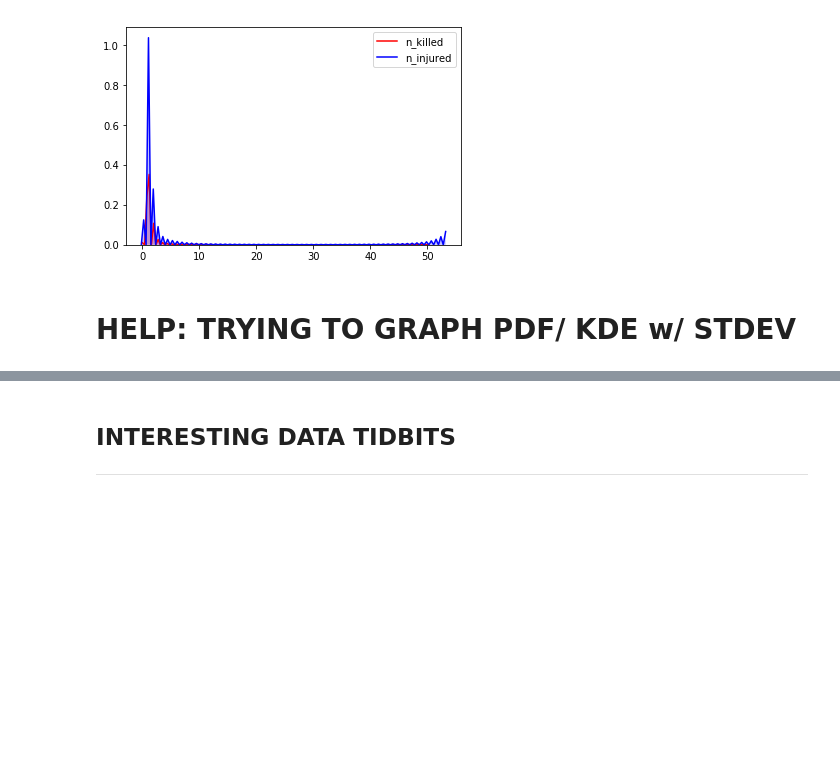
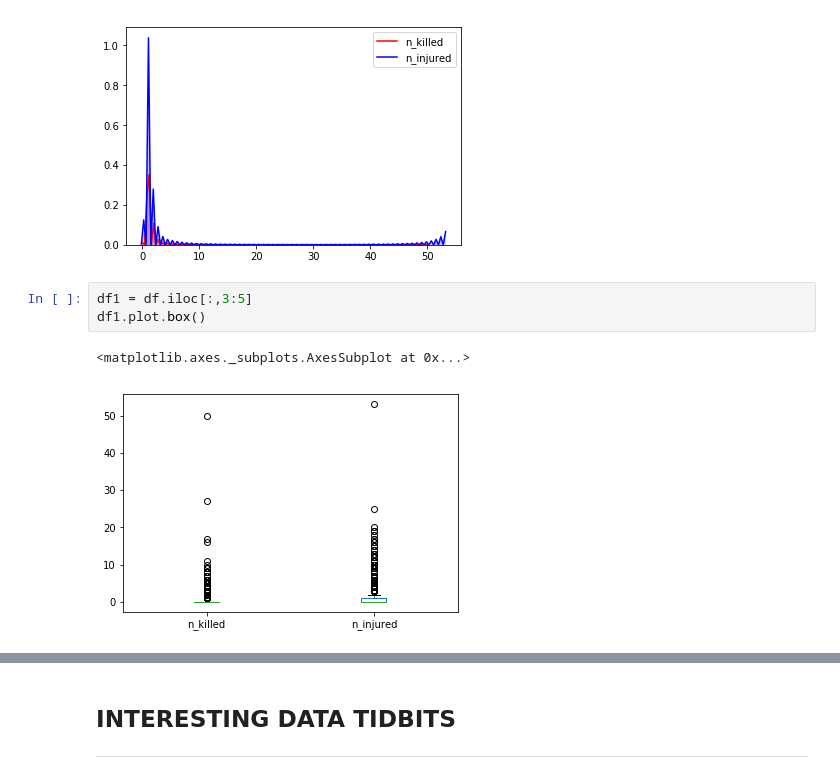
Before and after one commit to jayceazua/ds-1-1, a Jupyter notebook: ds-1-1-final-project/gun_violence_playground.ipynb, the cells around one changed output, grey strips where cells are left out. Saved outputs shown, nothing was run; the diff lists cells and outputs as text; blank space fills up the shorter version.

```diff
--- a/ds-1-1-final-project/gun_violence_playground.ipynb
+++ b/ds-1-1-final-project/gun_violence_playground.ipynb
@@ -350,5 +352,9 @@ p1=sns.kdeplot(df['n_injured'], shade=True, color="b")
 plt.show()
 # %% [output]
 [figure]
-# %% [markdown]
-# HELP: TRYING TO GRAPH PDF/ KDE w/ STDEV
+# %%
+df1 = df.iloc[:,3:5]
+df1.plot.box()
+# %% [output]
+<matplotlib.axes._subplots.AxesSubplot at 0x...>
+[figure, added]
```
Also changed, not shown: parts of 6 cells of this notebook.
